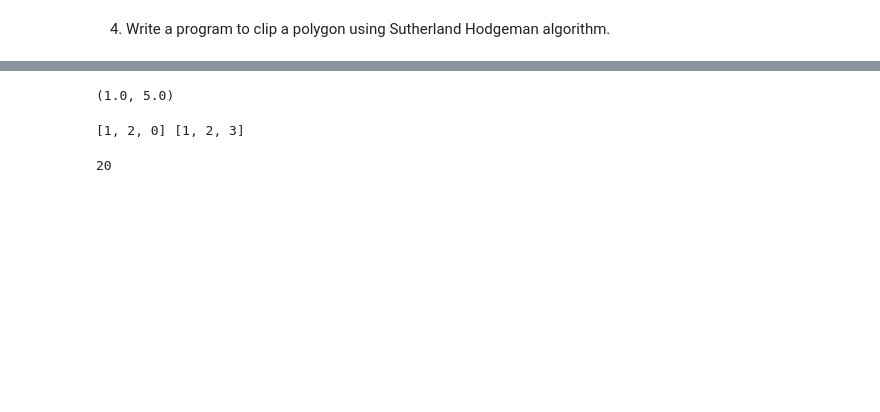
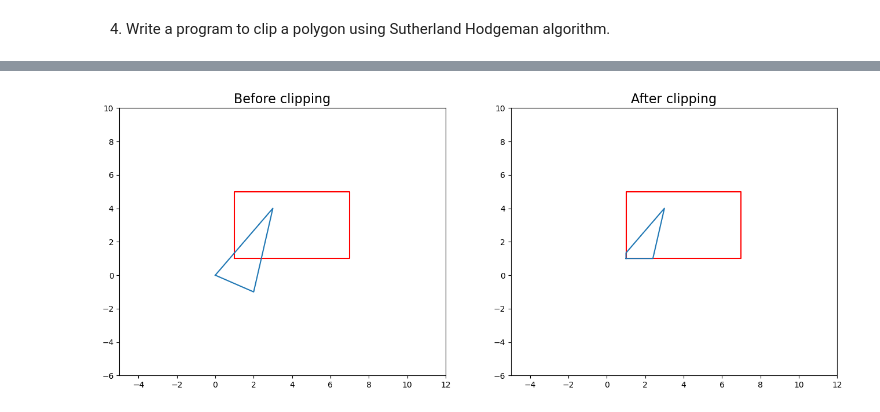
Before and after one commit to Chandan1707/Computer_Graphics, a Jupyter notebook: Assignment_04_polygon_clipping_using_Sutherland_Hodgeman_algorithm.ipynb, the cells around one changed output, grey strips where cells are left out. Saved outputs shown, nothing was run; the diff lists cells and outputs as text; code cells hidden in the pictures; blank space fills up the shorter version.

```diff
--- a/Assignment_04_polygon_clipping_using_Sutherland_Hodgeman_algorithm.ipynb
+++ b/Assignment_04_polygon_clipping_using_Sutherland_Hodgeman_algorithm.ipynb
@@ -6,7 +6,16 @@ import matplotlib.pyplot as plt
 import copy
 # %%
 def print_polygon_clipping(window, polygon, polygon_f, fig_size = (16, 6)):
-
+    """
+    Clip a polygon.
+    Argument:
+        polygon   (tuple or list)   : co-ordinate of polygon(shape(no_of_coordinate, 2))
+        window    (tuple or list)   : co-ordinate of window.
+        polygon_f (tuple or list)   : final co-ordinate of polygon after clipping.
+        fig_size  (tuple or list)   :
+    Return:
+        None
+    """
     polygon = np.array(polygon)
     polygon = np.concatenate((polygon , polygon[0].reshape(1, -1)), axis=0)
 
@@ -50,7 +59,10 @@ def compute_intersect_point(line_1, line_2):
 
     x = d1_x / d2_x
 
-    y = (y2 - y1) * (x - x1) / (x4 - x3) + y1
+    d1_y = (x1 * y2 - x2 * y1) * (y3 - y4) - (y1 - y2) * (x3 * y4 - x4 * y3)
+    d2_y = (x1 - x2) * (y3 - y4) - (y1 - y2) * (x3 - x4)
+
+    y = d1_y / d2_y
 
     points = (x, y)
     return points
@@ -59,10 +71,10 @@ def polygon_clipping(polygon, window):
     """
     Clip a polygon.
     Argument:
-        polygon (tuple)         : co-ordinate of polygon(shape(no_of_coordinate, 2))
-        window  (tuple)         : co-ordinate of window.
+        polygon (tuple or list)   : co-ordinate of polygon(shape(no_of_coordinate, 2))
+        window  (tuple or list)   : co-ordinate of window.
     Return:
-        polygon_final (tuple)   : final co-ordinate of polygon(shape(no_of_coordinate, 2))
+        polygon (list)            : final co-ordinate of polygon(shape(no_of_coordinate, 2))
     """
     m = len(window)
     polygon_org = copy.deepcopy(polygon)
@@ -78,8 +90,7 @@ def polygon_clipping(polygon, window):
 
             p1 = (x1 - x1_w) * (y2_w - y1_w) - (y1 - y1_w) * (x2_w - x1_w)
             p2 = (x2 - x1_w) * (y2_w - y1_w) - (y2 - y1_w) * (x2_w - x1_w)
-            print("p1=", p1, " ", i,j)
-            print("p2=", p2)
+
             if p1 <= 0 and p2 <= 0:
                 polygon_f.append([x2, y2])
             elif p1 <= 0 and p2 > 0:
@@ -87,8 +98,6 @@ def polygon_clipping(polygon, window):
                 polygon_f.append([x, y])
             elif p1 > 0 and p2 <= 0:
                 x, y = compute_intersect_point((x1_w, y1_w, x2_w, y2_w), (x1, y1, x2, y2))
-                print(x1_w, y1_w, x2_w, y2_w)
-                print(x1, y1, x2, y2)
                 polygon_f.append([x, y])
                 polygon_f.append([x2, y2])
             else:
@@ -97,6 +106,6 @@ def polygon_clipping(polygon, window):
 
         polygon = copy.deepcopy(polygon_f)
         polygon_f = []
-        print(polygon)
 
     print_polygon_clipping(window, polygon_org, polygon)
+    return polygon
@@ -136,23 +112,7 @@ p2= 1.0
-# %%
-line_1 = (1, 1, 1, 5)
-line_2 = (0.75, 1, 2.4, 1)
-# 0.75 1.0 2.4 1.0
-points = compute_intersect_point(line_1, line_2)
-print(points)
-# %% [output]
-(1.0, 5.0)
-# %%
-p1 = [1, 2,3]
-p2 = copy.deepcopy(p1)
-p1[2] = 0
-print(p1, p2)
-# %% [output]
-[1, 2, 0] [1, 2, 3]
-# %%
-x1_w, y1_w = 7, 5
-x2_w, y2_w = 7, 1
-x1, y1 = 2, 2
-p1 = (x1 - x1_w) * (y2_w - y1_w) - (y1 - y1_w) * (x2_w - x1_w)
-print(p1)
-# %% [output]
-20
+# %%
+window_1 = ((1, 1), (7, 1), (7, 5), (1, 5))
+polygon_1 = ((0, 0), (2, -1), (3, 4))
+
+co_ordinate_1 = polygon_clipping(polygon_1, window_1)
+# %% [output]
+[figure, added]
```
Also changed, not shown: parts of 3 cells of this notebook.
